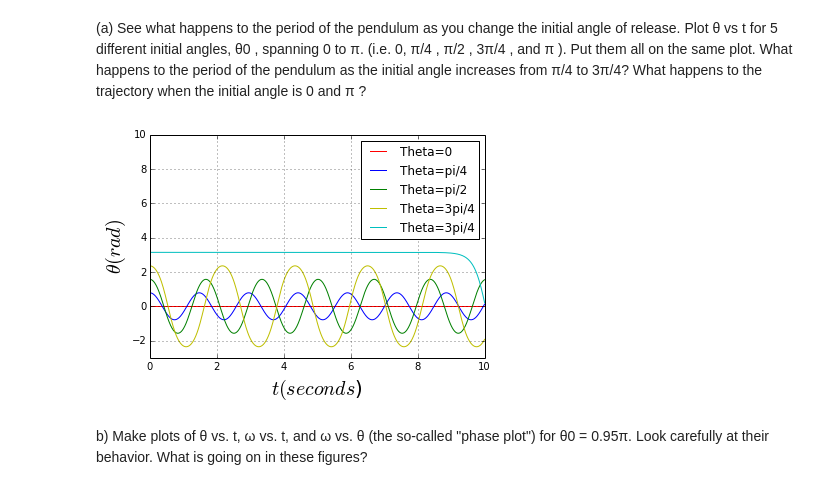
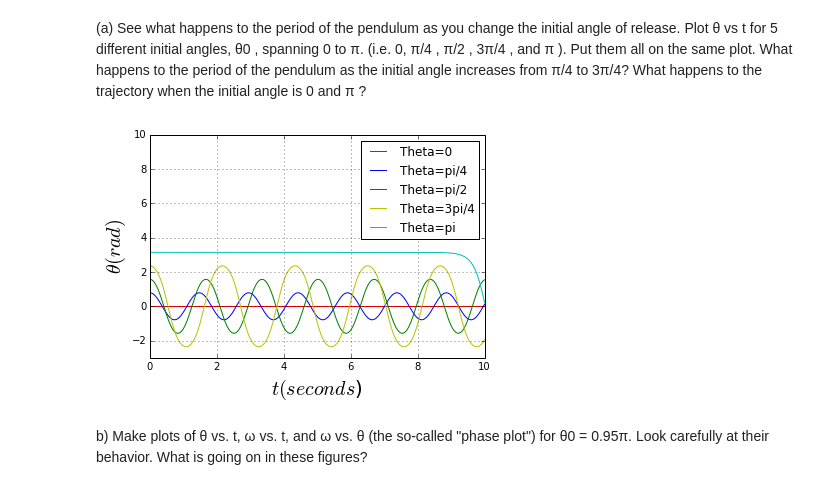
Before and after one commit to znlevine/PHYS202-S14, a Jupyter notebook: SciPy/ODEExercises.ipynb, the cells around one changed output. Cells and saved outputs as stored; diff of their text form; code cells hidden in the pictures.

```diff
--- a/SciPy/ODEExercises.ipynb
+++ b/SciPy/ODEExercises.ipynb
@@ -29,35 +29,35 @@ th0=0
 theta_init=np.array([th0,omega0])
 theta=odeint(deriv,theta_init,t)
 plt.plot(t,theta[:,0],'r-',label="Theta=0")
 
 th0=np.pi/4
 theta_init=np.array([th0,omega0])
 theta=odeint(deriv,theta_init,t)
 plt.plot(t,theta[:,0],'b-',label="Theta=pi/4")
 
 th0=np.pi/2
 theta_init=np.array([th0,omega0])
 theta=odeint(deriv,theta_init,t)
 plt.plot(t,theta[:,0],'g-',label="Theta=pi/2")
 
 th0=3*np.pi/4
 theta_init=np.array([th0,omega0])
 theta=odeint(deriv,theta_init,t)
 plt.plot(t,theta[:,0],'y-',label="Theta=3pi/4")
 
 th0=np.pi
 theta_init=np.array([th0,omega0])
 theta=odeint(deriv,theta_init,t)
-plt.plot(t,theta[:,0],'c-',label="Theta=3pi/4")
+plt.plot(t,theta[:,0],'c-',label="Theta=pi")
 
 plt.xlabel(r'$t (seconds$)',fontsize=20)
 plt.ylabel(r'$\theta (rad)$',fontsize=20)
 plt.legend()
 plt.ylim(-3,10)
 plt.grid()
 plt.show()
 # %% [output]
-[figure, old version]
+[figure, new version]
 # %% [markdown]
 b) Make plots of θ vs. t, ω vs. t, and ω vs. θ (the so-called "phase plot") for θ0 = 0.95π. Look carefully at their behavior. What is going on in these figures?
 # %%
```
Also changed, not shown: parts of 9 cells of this notebook, 1 other file.
